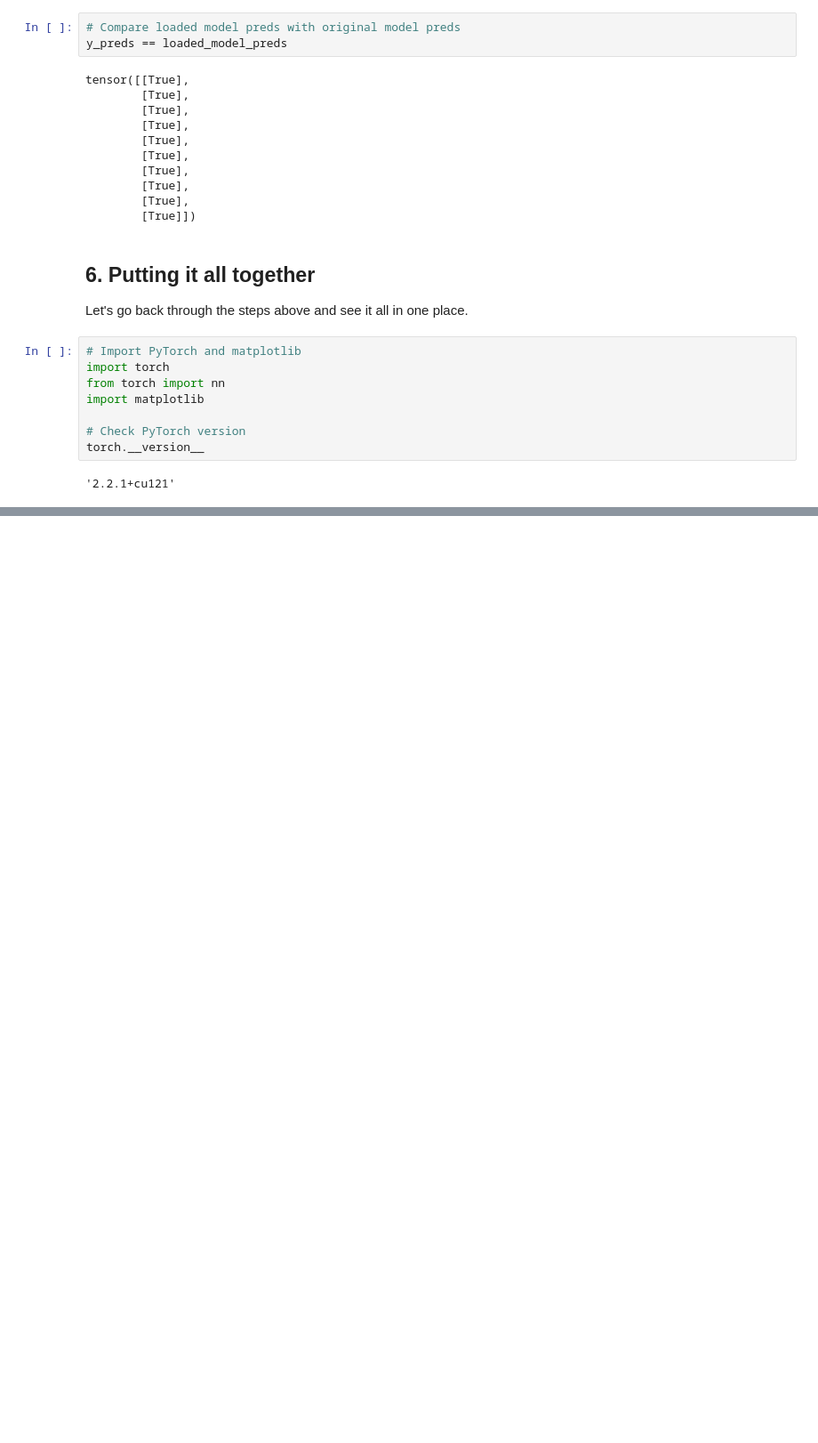
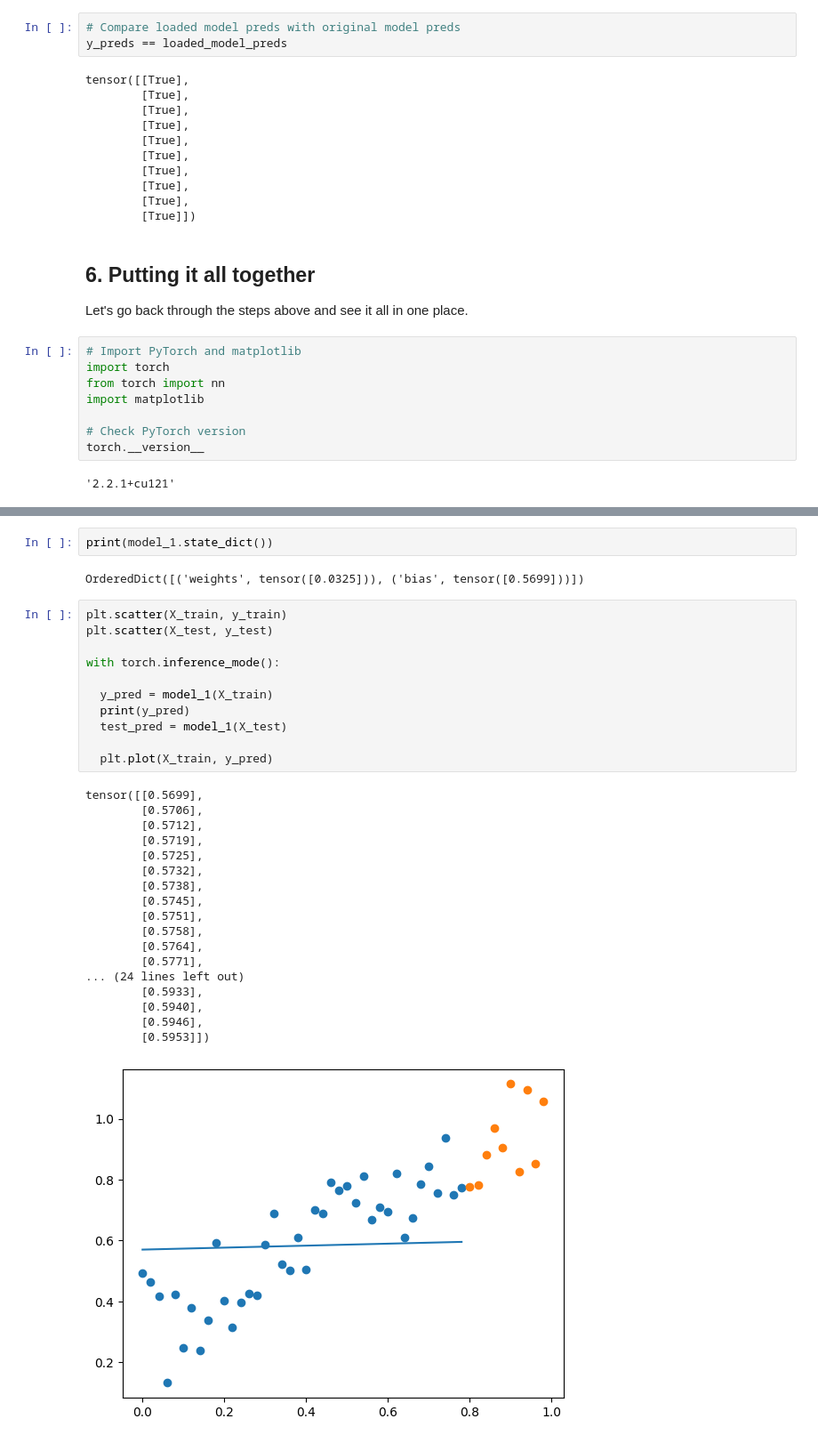
Before and after one commit to lnsayer/udemy_ml_course, a Jupyter notebook: 01_pytorch_workflow.ipynb, the cells around one changed output, grey strips where cells are left out. Shown at 89% size. Drawn from its saved outputs; the diff is of its cells as text; blank space fills up the shorter version.

```diff
--- a/01_pytorch_workflow.ipynb
+++ b/01_pytorch_workflow.ipynb
@@ -527,0 +661,34 @@ SyntaxError: invalid syntax (<ipython-input-201-b19ff18d4efe>, line 1)
+# %%
+print(model_1.state_dict())
+# %% [output]
+OrderedDict([('weights', tensor([0.0325])), ('bias', tensor([0.5699]))])
+# %%
+plt.scatter(X_train, y_train)
+plt.scatter(X_test, y_test)
+
+with torch.inference_mode():
+
+  y_pred = model_1(X_train)
+  print(y_pred)
+  test_pred = model_1(X_test)
+
+  plt.plot(X_train, y_pred)
+# %% [output]
+tensor([[0.5699],
+        [0.5706],
+        [0.5712],
+        [0.5719],
+        [0.5725],
+        [0.5732],
+        [0.5738],
+        [0.5745],
+        [0.5751],
+        [0.5758],
+        [0.5764],
+        [0.5771],
+... (24 lines left out)
+        [0.5933],
+        [0.5940],
+        [0.5946],
+        [0.5953]])
+[figure, added]
```
Also changed, not shown: parts of 22 cells of this notebook.
